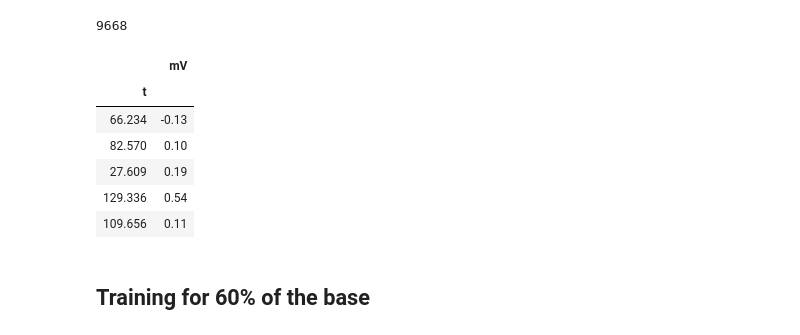
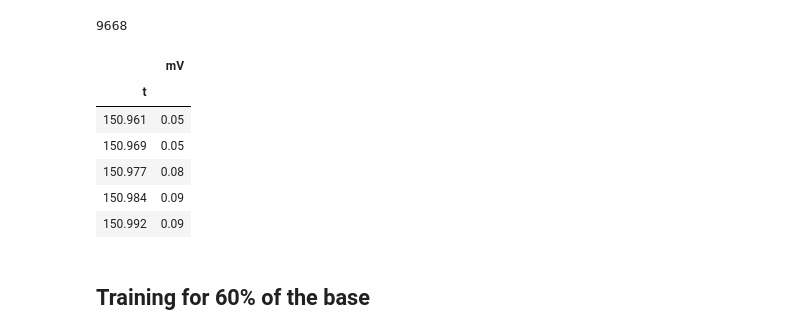
Before and after one commit to leandro-sartini/sudden_death_tcc, a Jupyter notebook: notebooks/modelling/New_RNN_Test.ipynb, the cells around one changed output. Cells and saved outputs as stored; diff of their text form; code cells hidden in the pictures.

```diff
--- a/notebooks/modelling/New_RNN_Test.ipynb
+++ b/notebooks/modelling/New_RNN_Test.ipynb
@@ -71,7 +71,7 @@ def multi_step_plot(history, true_future, prediction):
 # %%
 tf.random.set_seed(13)
 # %%
-df = pd.read_csv('14046_2teste.csv', index_col='t')
+df = pd.read_csv('../../data/raw/14046_2teste.csv', index_col='t')
 df.head()
 # %% [output]
 |  | mV |
@@ -86,15 +86,15 @@ int(df.shape[0] * 0.5)
 # %% [output]
 9668
 # %%
-df.sample(5)
+df.tail(5)
 # %% [output]
 |  | mV |
 | t |  |
-| 66.234 | -0.13 |
-| 82.570 | 0.10 |
-| 27.609 | 0.19 |
-| 129.336 | 0.54 |
-| 109.656 | 0.11 |
+| 150.961 | 0.05 |
+| 150.969 | 0.05 |
+| 150.977 | 0.08 |
+| 150.984 | 0.09 |
+| 150.992 | 0.09 |
 # %% [markdown]
 ## Training for 60% of the base
 # %%
```
Also changed, not shown: parts of 4 cells of this notebook, 4 other files.
